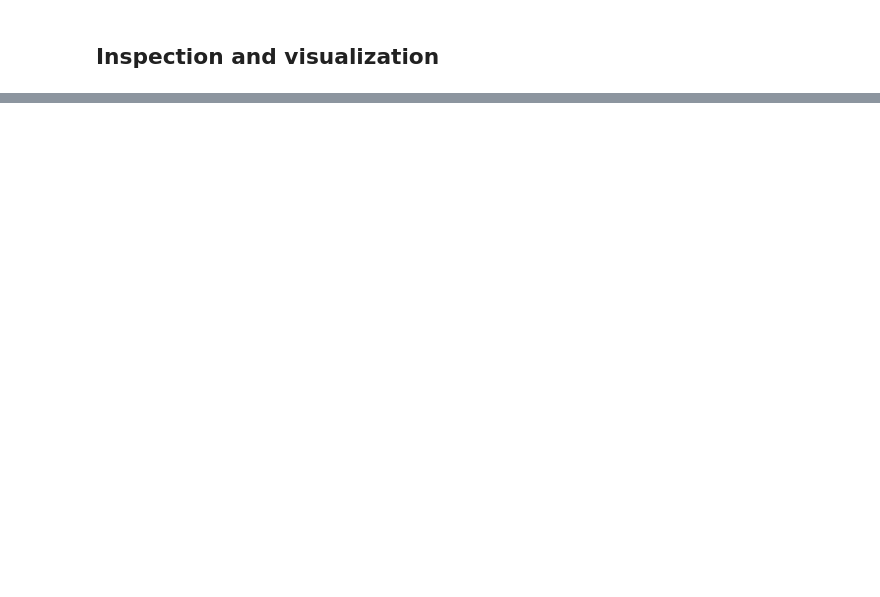
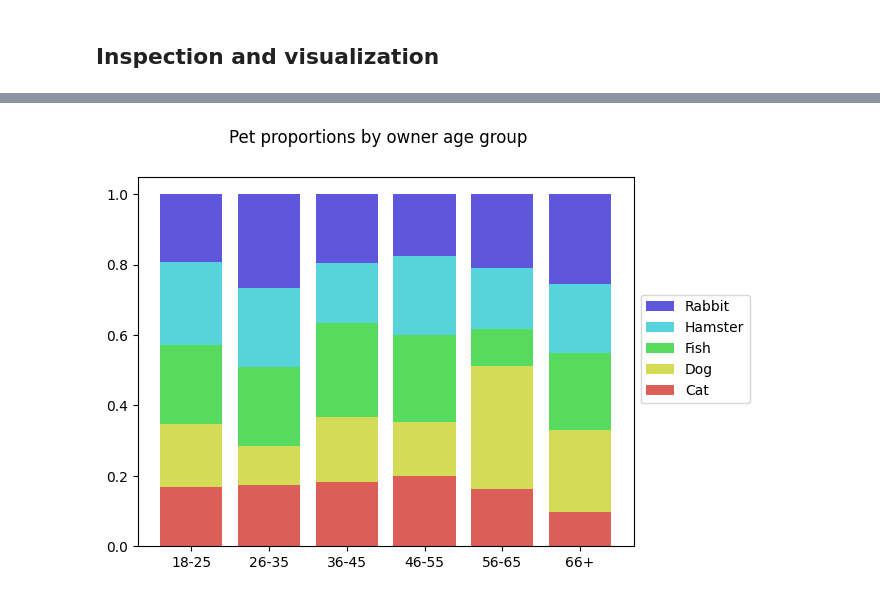
Before and after one commit to kozmik-moore/pet-software-developer-pipeline, a Jupyter notebook: code/notebook.ipynb, the cells around one changed output, grey strips where cells are left out. Cells and saved outputs as stored; diff of their text form; code cells hidden in the pictures; blank space fills up the shorter version.

```diff
--- a/code/notebook.ipynb
+++ b/code/notebook.ipynb
@@ -114,0 +109,13 @@ plt.show()
+# %%
+unique = cleaned.drop_duplicates(subset=['pet_id', 'owner_id'])[['owner_age_group', 'pet_type']]
+unique_prop = unique.groupby('owner_age_group', observed=True).pet_type.value_counts(normalize=True).reset_index(name='prop').sort_values(['pet_type', 'owner_age_group',]).set_index(['pet_type', 'owner_age_group'], drop=True)
+totals = np.array([0.0 for x in range(len(age_groups))])
+for i, pet in enumerate(pet_types):
+    new = unique_prop.loc[pet].prop.values
+    plt.bar(age_groups, new, label=pet, color=sns.color_palette()[i], bottom=totals)
+    totals += new
+plt.legend(loc='best', bbox_to_anchor=(1, 0.7), reverse=True)
+plt.suptitle('Pet proportions by owner age group')
+plt.show()
+# %% [output]
+[figure, added]
```
Also changed, not shown: parts of 5 cells of this notebook.
